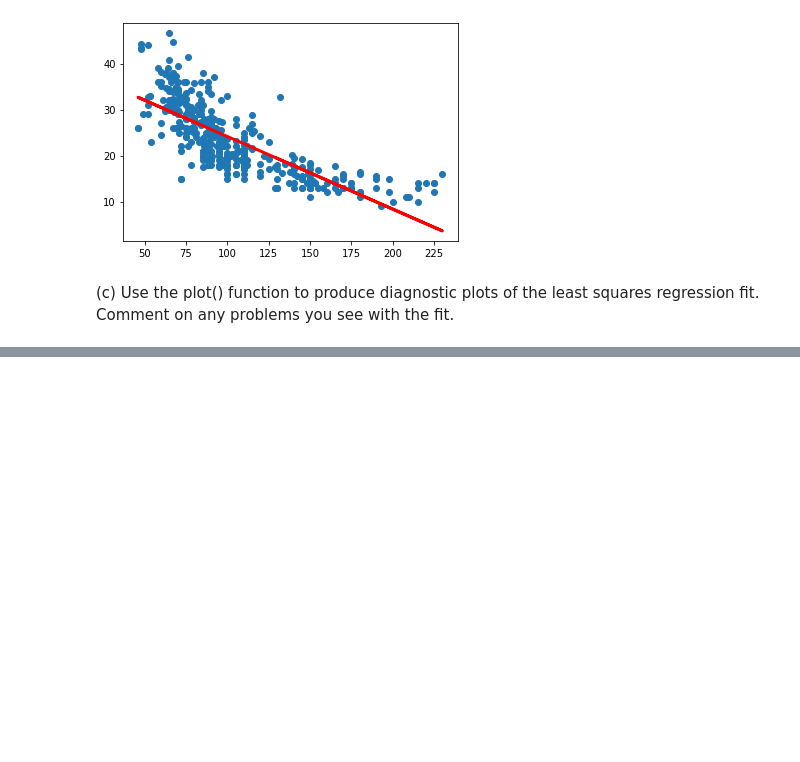
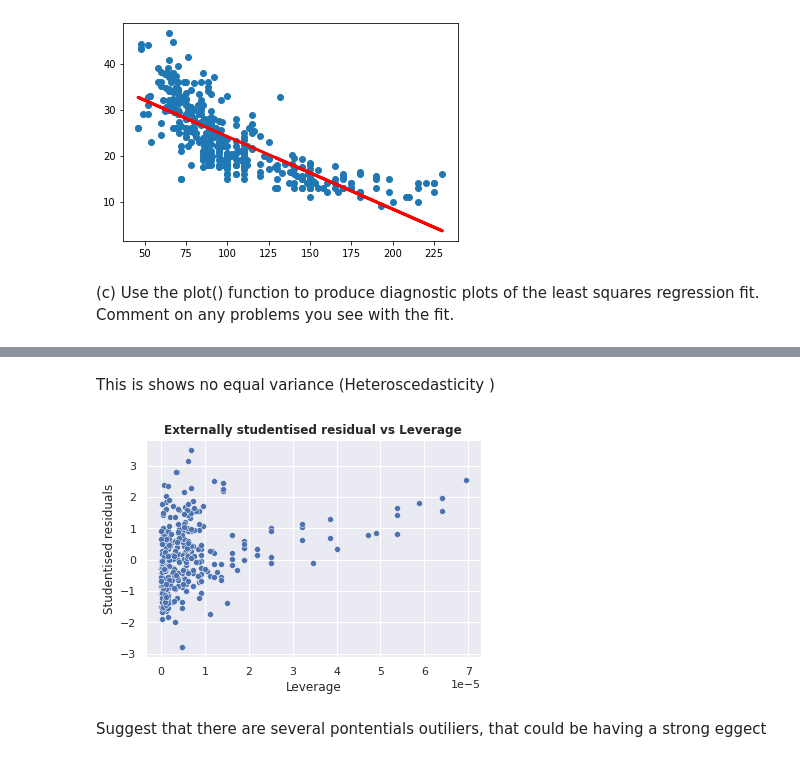
Before and after one commit to gabmac/ISL, a Jupyter notebook: Chapter3_exercises.ipynb, the cells around one changed output, grey strips where cells are left out. Drawn from its saved outputs; the diff is of its cells as text; code cells hidden in the pictures; blank space fills up the shorter version.

```diff
--- a/Chapter3_exercises.ipynb
+++ b/Chapter3_exercises.ipynb
@@ -247,0 +346,11 @@ This plot shows if residuals have non-linear patterns. There could be a non-line
+# %% [markdown]
+This is shows no equal variance (Heteroscedasticity )
+# %%
+ax = sns.scatterplot(x=dfPlot['leverage'], y=dfPlot['studentised_residual'])
+plt.xlabel('Leverage')
+plt.ylabel('Studentised residuals')
+plt.title('Externally studentised residual vs Leverage', fontweight='bold');
+# %% [output]
+[figure, added]
+# %% [markdown]
+Suggest that there are several pontentials outiliers, that could be having a strong eggect
```
Also changed, not shown: parts of 10 cells of this notebook.
